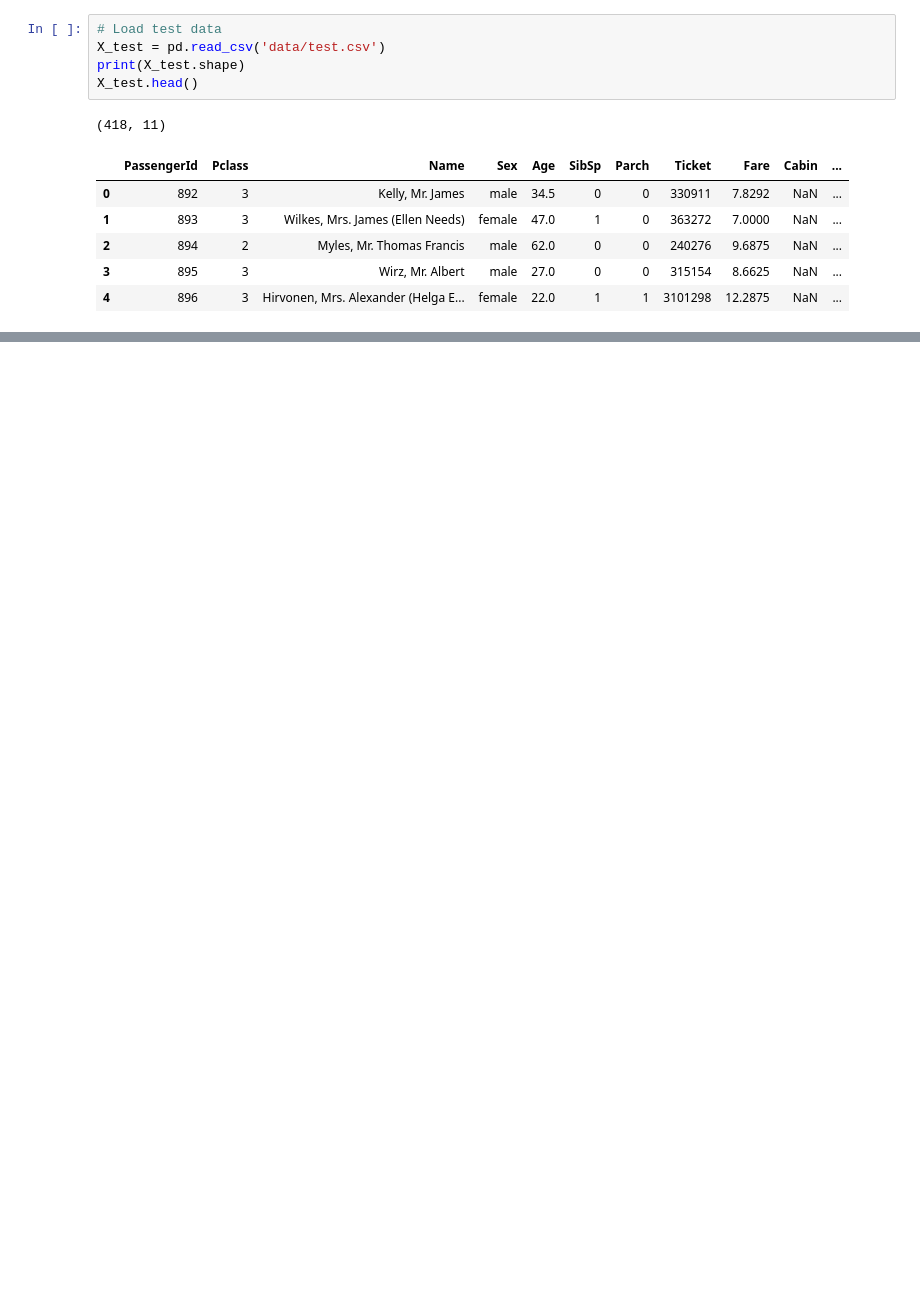
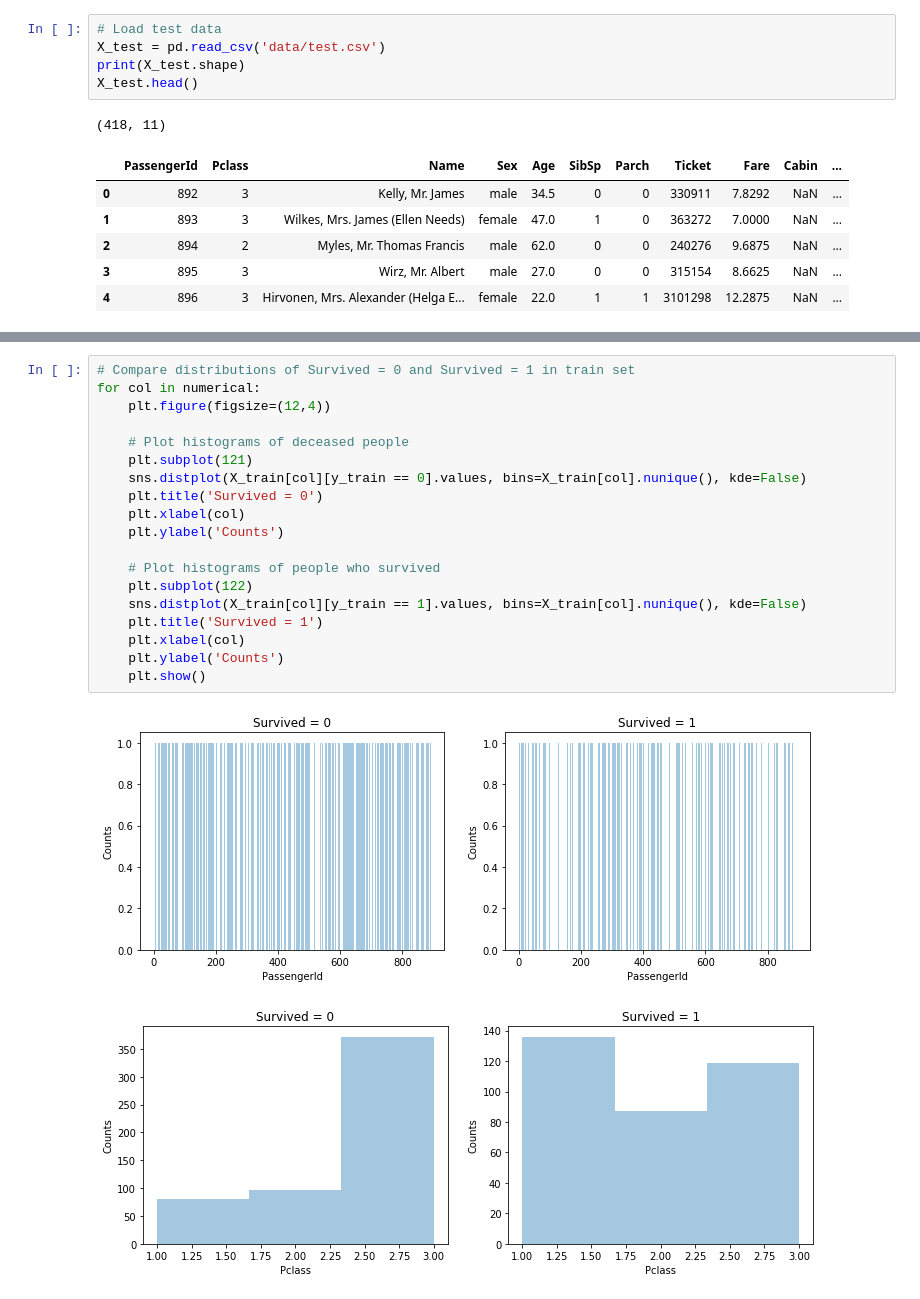
Before and after one commit to charleslagace/TitanicML, a Jupyter notebook: EDA.ipynb, the cells around one changed output, grey strips where cells are left out. Cells and saved outputs as stored; diff of their text form; blank space fills up the shorter version.

```diff
--- a/EDA.ipynb
+++ b/EDA.ipynb
@@ -124,0 +178,22 @@ ValueError: operands could not be broadcast together with shapes (418,) (891,)
+# %%
+# Compare distributions of Survived = 0 and Survived = 1 in train set
+for col in numerical:
+    plt.figure(figsize=(12,4))
+
+    # Plot histograms of deceased people
+    plt.subplot(121)
+    sns.distplot(X_train[col][y_train == 0].values, bins=X_train[col].nunique(), kde=False)
+    plt.title('Survived = 0')
+    plt.xlabel(col)
+    plt.ylabel('Counts')
+
+    # Plot histograms of people who survived
+    plt.subplot(122)
+    sns.distplot(X_train[col][y_train == 1].values, bins=X_train[col].nunique(), kde=False)
+    plt.title('Survived = 1')
+    plt.xlabel(col)
+    plt.ylabel('Counts')
+    plt.show()
+# %% [output]
+[figure, added]
+[figure, added]
```
Also changed, not shown: parts of 15 cells of this notebook, 2 other files.
